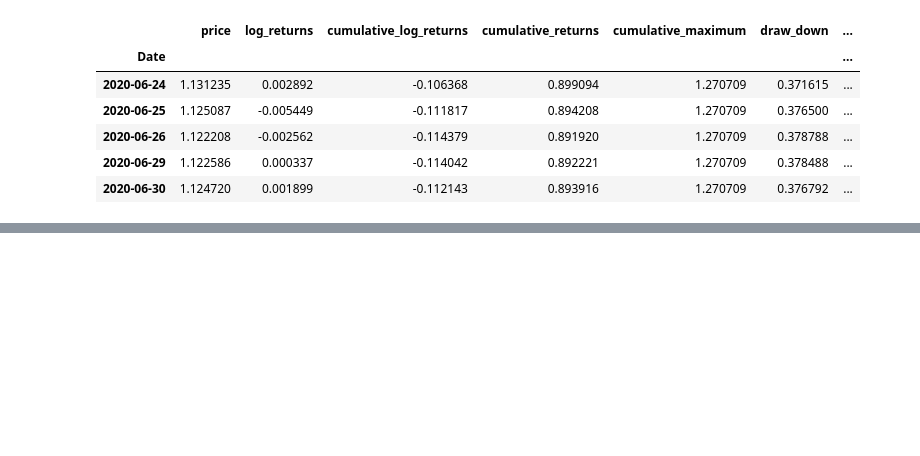
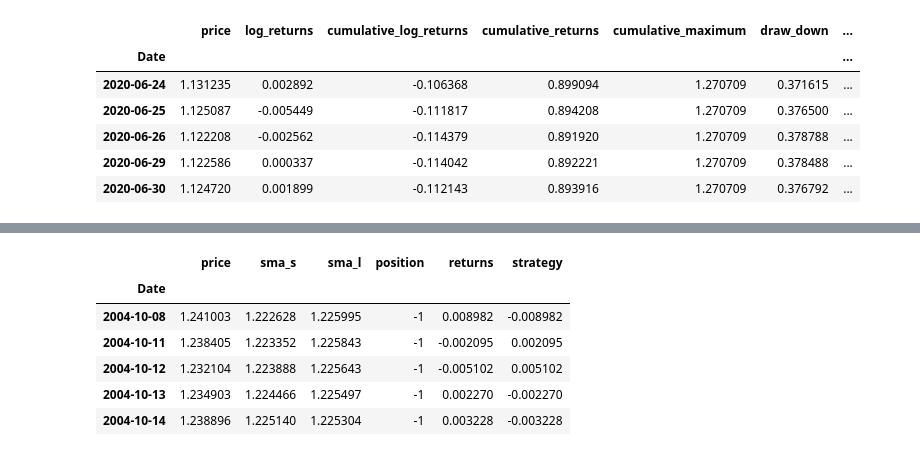
Before and after one commit to northpr/automated_trading, a Jupyter notebook: 03_sma_strategies.ipynb, the cells around one changed output, grey strips where cells are left out. Saved outputs shown, nothing was run; the diff lists cells and outputs as text; code cells hidden in the pictures; blank space fills up the shorter version.

```diff
--- a/03_sma_strategies.ipynb
+++ b/03_sma_strategies.ipynb
@@ -300,0 +330,3 @@ df[["sma_s","sma_l","position"]].loc["2016"].plot(figsize=(10,7),secondary_y = "
+# %%
+df_vsb["returns"] = np.log(df_vsb["price"].div(df_vsb["price"].shift(1)))
+df_vsb.head()
@@ -300,0 +341,13 @@ df[["sma_s","sma_l","position"]].loc["2016"].plot(figsize=(10,7),secondary_y = "
+# %%
+df_vsb["strategy"] = df_vsb["position"].shift(1) * df_vsb["returns"]
+df_vsb.dropna(inplace=True)
+
+df_vsb.head()
+# %% [output]
+|  | price | sma_s | sma_l | position | returns | strategy |
+| Date |  |  |  |  |  |  |
+| 2004-10-08 | 1.241003 | 1.222628 | 1.225995 | -1 | 0.008982 | -0.008982 |
+| 2004-10-11 | 1.238405 | 1.223352 | 1.225843 | -1 | -0.002095 | 0.002095 |
+| 2004-10-12 | 1.232104 | 1.223888 | 1.225643 | -1 | -0.005102 | 0.005102 |
+| 2004-10-13 | 1.234903 | 1.224466 | 1.225497 | -1 | 0.002270 | -0.002270 |
+| 2004-10-14 | 1.238896 | 1.225140 | 1.225304 | -1 | 0.003228 | -0.003228 |
```
Also changed, not shown: parts of 22 cells of this notebook.
